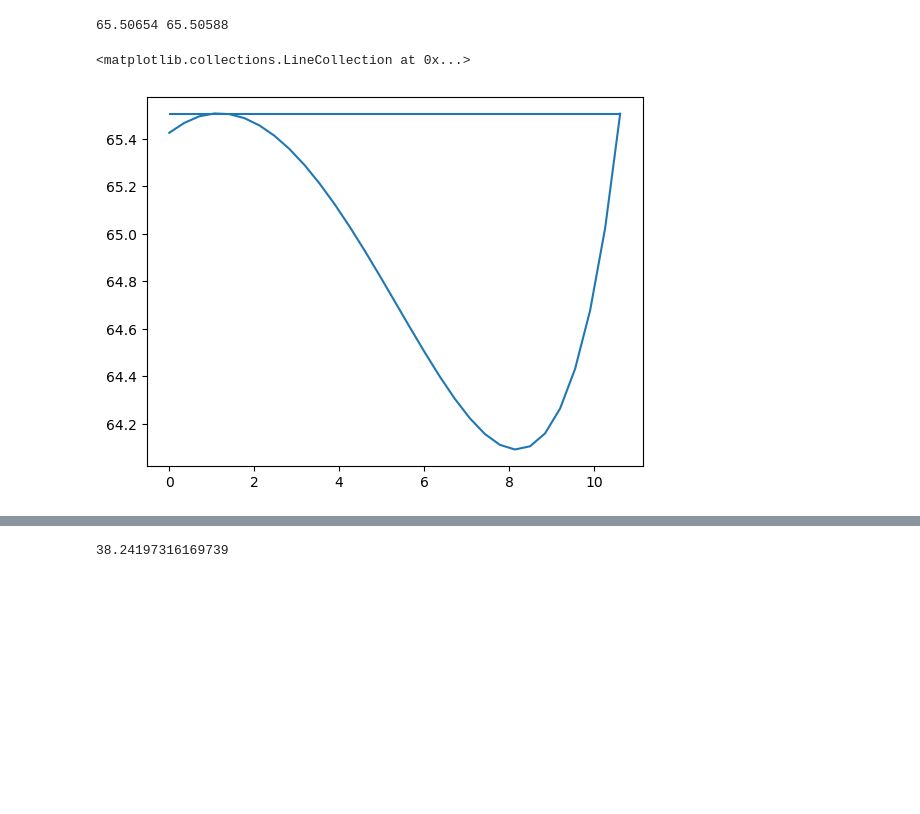
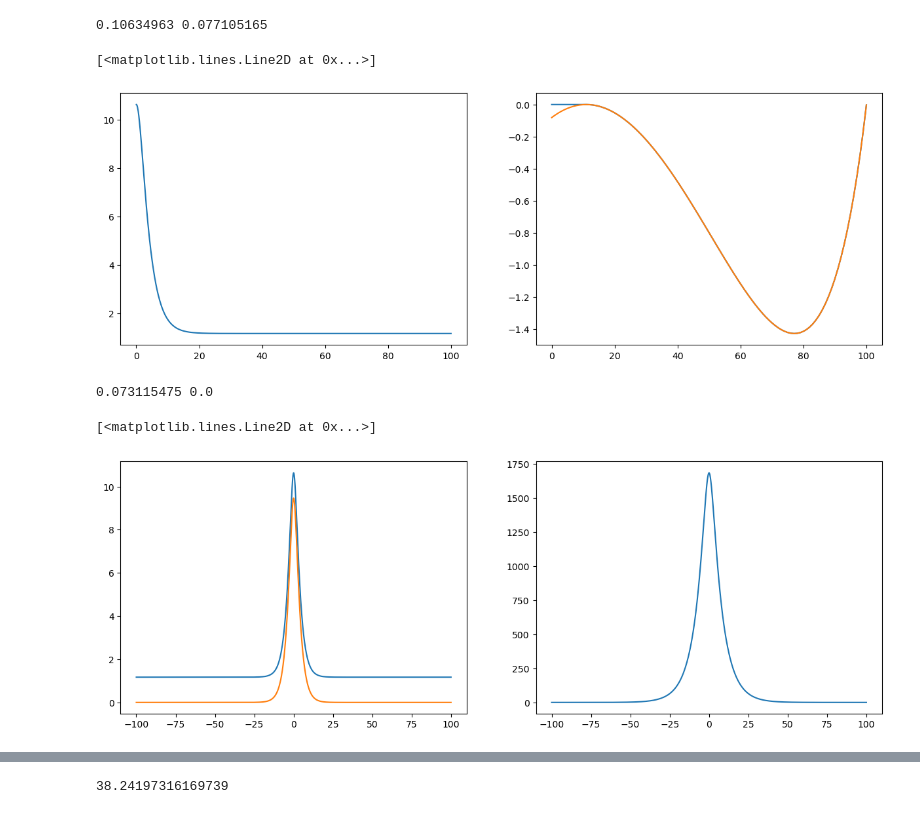
Before and after one commit to zhaoz0314/random-EI, a Jupyter notebook: pseudospatial/predictions.ipynb, the cells around one changed output, grey strips where cells are left out. Drawn from its saved outputs; the diff is of its cells as text; code cells hidden in the pictures; blank space fills up the shorter version.

```diff
--- a/pseudospatial/predictions.ipynb
+++ b/pseudospatial/predictions.ipynb
@@ -343,8 +419,0 @@ def prediction_s_fct(all_cov_s, relative_lag_s, window_len_s, part_n_s,
-# %%
-foo = stable_h_var_fct(4, 0.4, g_tanh = "out",
-                     init_search_window = jnp.array([0,100]), search_resolution = 20,
-                     search_precision = 0.001, h_acov_step_n = 20,
-                     num_fct_domain = jnp.array([-5, 5]), num_fct_resolution = 5)
-h_cov = jnp.arange(30+1)/30 * foo[0]
-potential = jnp.squeeze(potential_s_fct(jnp.expand_dims(h_cov, 0), jnp.array([foo[0]]),
-                    4, 0.4, num_fct_resolution = 5))
@@ -376,8 +420,37 @@ foo
-# %%
-print(jnp.interp(foo[1],h_cov,potential), jnp.interp(foo[0],h_cov,potential))
-plt.plot(h_cov,potential)
-plt.hlines(jnp.interp(foo[0],h_cov,potential), 0, foo[0])
-# %% [output]
-65.50654 65.50588
-<matplotlib.collections.LineCollection at 0x...>
-[figure, removed]
+# %%
+g=4
+extgs=jnp.array([0, 0.4])
+predictions=[0,1]
+for extgidx in range(2):
+  foo = stable_m_var_fct(g,extgs[extgidx], g_tanh = "out",
+                     init_search_window = jnp.array([0,100]), search_resolution = 20,
+                     search_precision = 0.001, m_acov_step_n = 20,
+                     num_fct_domain = jnp.array([-5, 5]), num_fct_resolution = 15)
+  mcov = m_acov_fct(foo[0], g,extgs[extgidx], g_tanh = "out",
+                 m_acov_step_n = 100, sim_len = 100, sim_resolution = 10, connection_pos = 5, num_fct_resolution = 15)
+  allcovs = all_cov_s_fct(mcov[0], 4, 0.4)
+  relativelags = jnp.arange(32) * 10
+  partns = jnp.array([500])
+  windowlens = jnp.array([10, 30, 100, 300, 1000])
+  predictions[extgidx] = prediction_s_fct(allcovs, relativelags, windowlens, partns,
+                       num_fct_domain = jnp.array([-5, 5]), num_fct_resolution = 15)
+# %%
+print(foo[0]/100, mcov[0][1][-1] - foo[1][0])
+[fig, subfig_s] = plt.subplots(1, 2, figsize = (15,5), squeeze = False)
+subfig_s[0,0].plot(mcov[0][0],mcov[0][1])
+subfig_s[0,1].plot(mcov[1][0])
+subfig_s[0,1].plot(mcov[1][1])
+# %% [output]
+0.10634963 0.077105165
+[<matplotlib.lines.Line2D at 0x...>]
+[figure, added]
+# %%
+[fig, subfig_s] = plt.subplots(1, 2, figsize = (15,5), squeeze = False)
+subfig_s[0,0].plot(allcovs[0][0], allcovs[0][1])
+subfig_s[0,0].plot(allcovs[0][0], allcovs[0][2])
+print(mcov[0][1][-1]/4**2,allcovs[0][2][-1])
+subfig_s[0,1].plot(allcovs[0][0],jnp.einsum("ii->i",allcovs[1][0]))
+# %% [output]
+0.073115475 0.0
+[<matplotlib.lines.Line2D at 0x...>]
+[figure, added]
```
Also changed, not shown: parts of 13 cells of this notebook, 1 other file.
